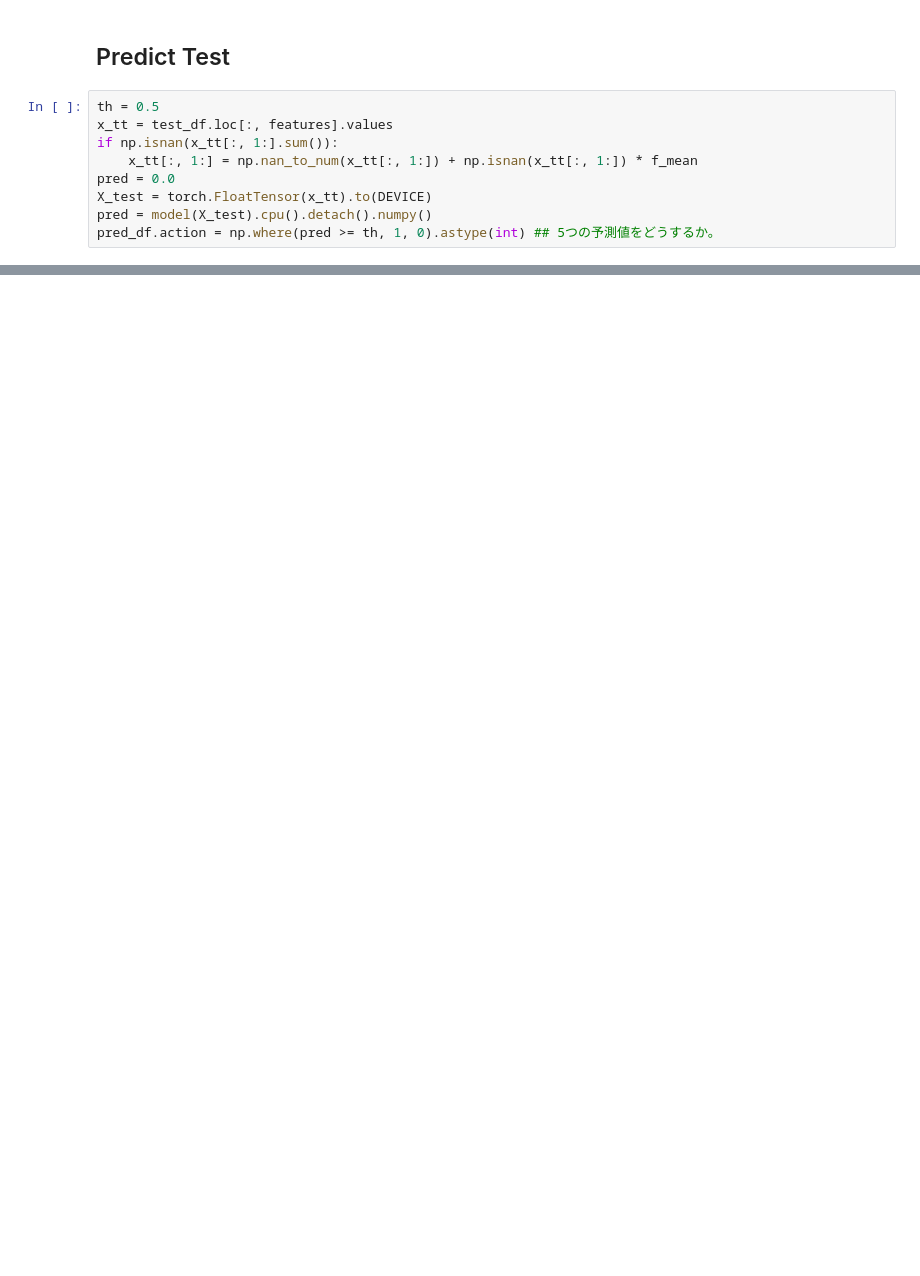
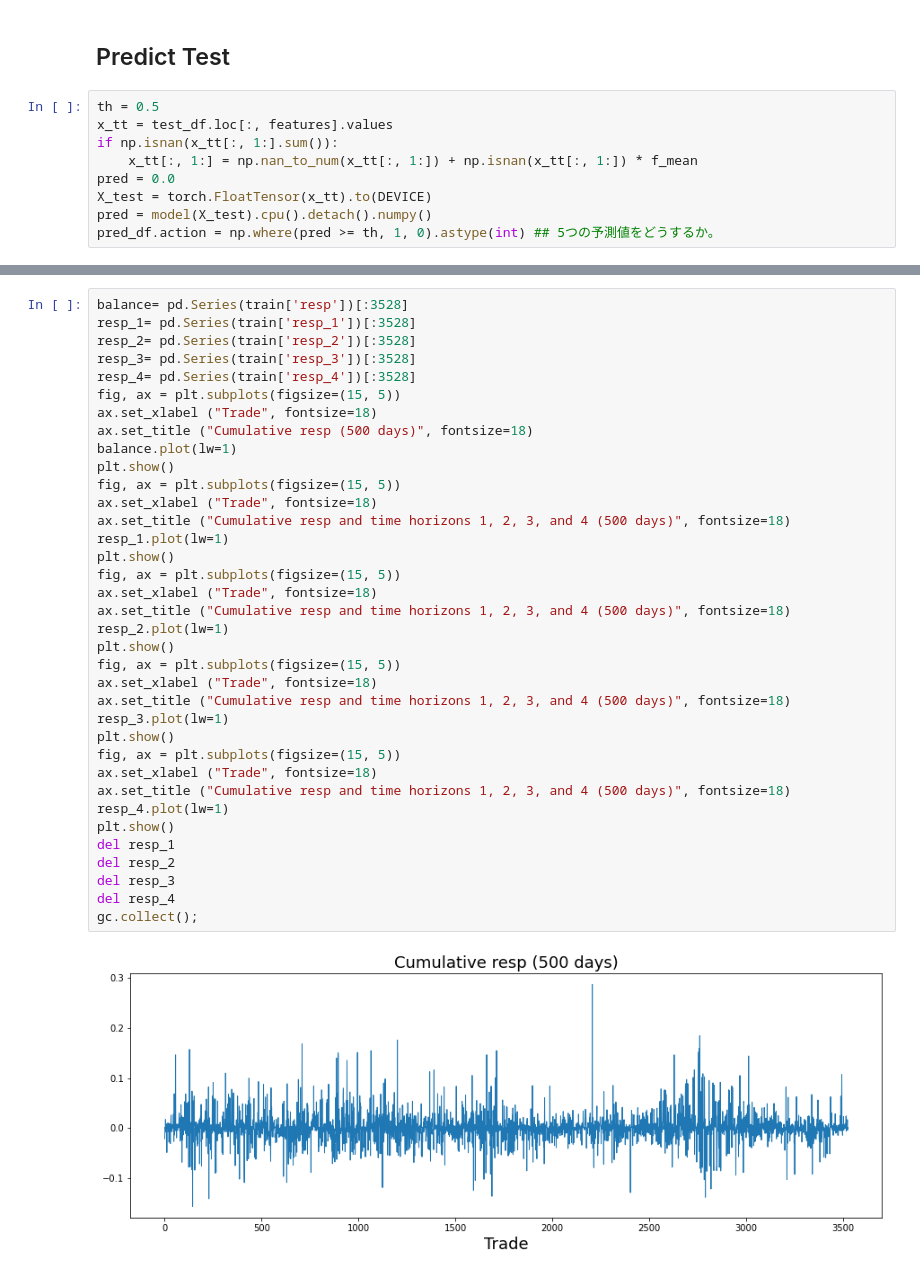
Before and after one commit to shinsei66/Jane_Street, a Jupyter notebook: src/notebook/baseline_model_mlp_v01.ipynb, the cells around one changed output, grey strips where cells are left out. Cells and saved outputs as stored; diff of their text form; blank space fills up the shorter version.

```diff
--- a/src/notebook/baseline_model_mlp_v01.ipynb
+++ b/src/notebook/baseline_model_mlp_v01.ipynb
@@ -310,0 +479,38 @@ Your private Dataset is being created. Please check progress at https://www.kagg
+# %%
+balance= pd.Series(train['resp'])[:3528]
+resp_1= pd.Series(train['resp_1'])[:3528]
+resp_2= pd.Series(train['resp_2'])[:3528]
+resp_3= pd.Series(train['resp_3'])[:3528]
+resp_4= pd.Series(train['resp_4'])[:3528]
+fig, ax = plt.subplots(figsize=(15, 5))
+ax.set_xlabel ("Trade", fontsize=18)
+ax.set_title ("Cumulative resp (500 days)", fontsize=18)
+balance.plot(lw=1)
+plt.show()
+fig, ax = plt.subplots(figsize=(15, 5))
+ax.set_xlabel ("Trade", fontsize=18)
+ax.set_title ("Cumulative resp and time horizons 1, 2, 3, and 4 (500 days)", fontsize=18)
+resp_1.plot(lw=1)
+plt.show()
+fig, ax = plt.subplots(figsize=(15, 5))
+ax.set_xlabel ("Trade", fontsize=18)
+ax.set_title ("Cumulative resp and time horizons 1, 2, 3, and 4 (500 days)", fontsize=18)
+resp_2.plot(lw=1)
+plt.show()
+fig, ax = plt.subplots(figsize=(15, 5))
+ax.set_xlabel ("Trade", fontsize=18)
+ax.set_title ("Cumulative resp and time horizons 1, 2, 3, and 4 (500 days)", fontsize=18)
+resp_3.plot(lw=1)
+plt.show()
+fig, ax = plt.subplots(figsize=(15, 5))
+ax.set_xlabel ("Trade", fontsize=18)
+ax.set_title ("Cumulative resp and time horizons 1, 2, 3, and 4 (500 days)", fontsize=18)
+resp_4.plot(lw=1)
+plt.show()
+del resp_1
+del resp_2
+del resp_3
+del resp_4
+gc.collect();
+# %% [output]
+[figure, added]
```
Also changed, not shown: parts of 46 cells of this notebook.
